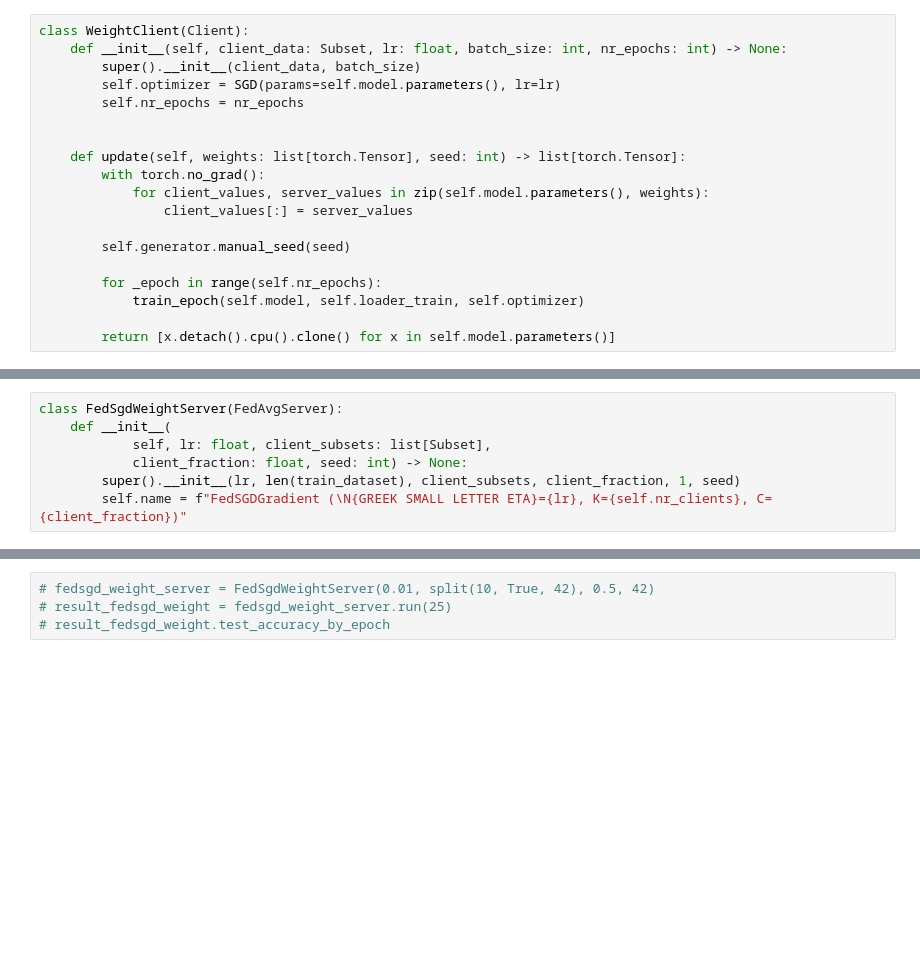
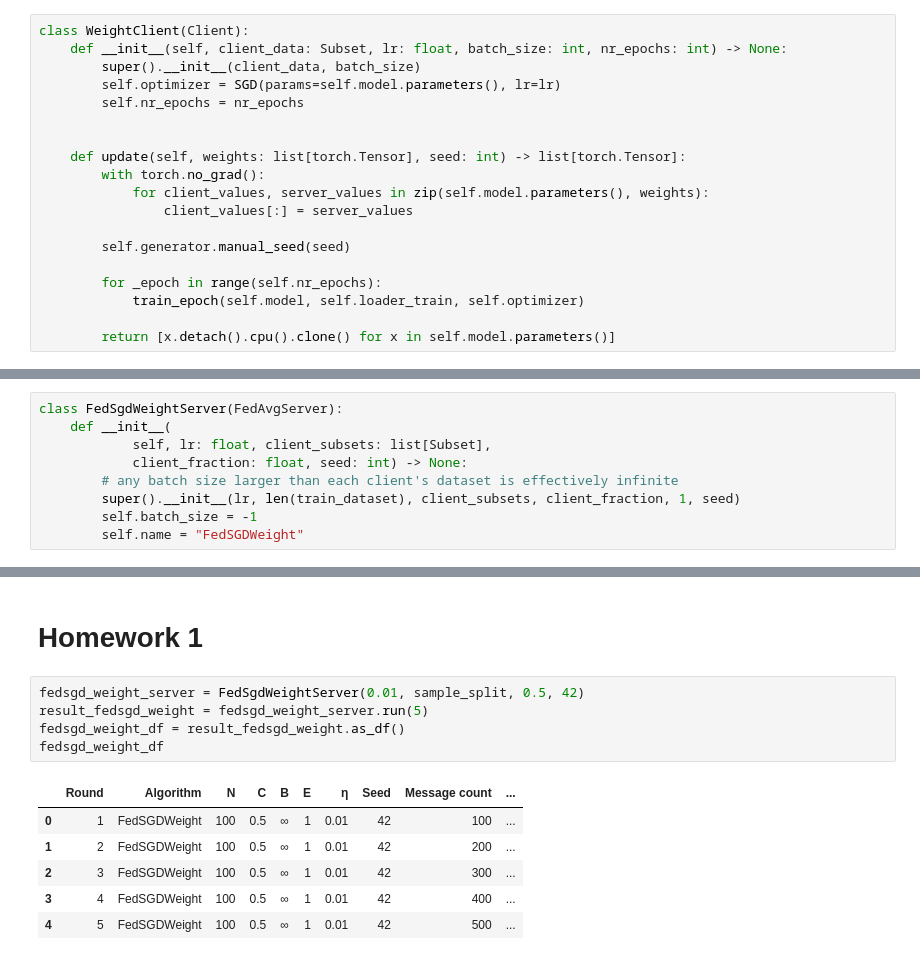
Before and after one commit to lydiaYchen/DDL24Spring, a Jupyter notebook: lab/lab-hfl.ipynb, the cells around one changed output, grey strips where cells are left out. Cells and saved outputs as stored; diff of their text form; blank space fills up the shorter version.

```diff
--- a/lab/lab-hfl.ipynb
+++ b/lab/lab-hfl.ipynb
@@ -342,5 +390,7 @@ class FedSgdWeightServer(FedAvgServer):
     def __init__(
             self, lr: float, client_subsets: list[Subset],
             client_fraction: float, seed: int) -> None:
+        # any batch size larger than each client's dataset is effectively infinite
         super().__init__(lr, len(train_dataset), client_subsets, client_fraction, 1, seed)
-        self.name = f"FedSGDGradient (\N{GREEK SMALL LETTER ETA}={lr}, K={self.nr_clients}, C={client_fraction})"
+        self.batch_size = -1
+        self.name = "FedSGDWeight"
@@ -347,4 +407,14 @@ class FedSgdWeightServer(FedAvgServer):
+# %% [markdown]
+# Homework 1
 # %%
-# fedsgd_weight_server = FedSgdWeightServer(0.01, split(10, True, 42), 0.5, 42)
-# result_fedsgd_weight = fedsgd_weight_server.run(25)
-# result_fedsgd_weight.test_accuracy_by_epoch
+fedsgd_weight_server = FedSgdWeightServer(0.01, sample_split, 0.5, 42)
+result_fedsgd_weight = fedsgd_weight_server.run(5)
+fedsgd_weight_df = result_fedsgd_weight.as_df()
+fedsgd_weight_df
+# %% [output]
+|  | Round | Algorithm | N | C | B | E | η | Seed | Message count | ... |
+| 0 | 1 | FedSGDWeight | 100 | 0.5 | ∞ | 1 | 0.01 | 42 | 100 | ... |
+| 1 | 2 | FedSGDWeight | 100 | 0.5 | ∞ | 1 | 0.01 | 42 | 200 | ... |
+| 2 | 3 | FedSGDWeight | 100 | 0.5 | ∞ | 1 | 0.01 | 42 | 300 | ... |
+| 3 | 4 | FedSGDWeight | 100 | 0.5 | ∞ | 1 | 0.01 | 42 | 400 | ... |
+| 4 | 5 | FedSGDWeight | 100 | 0.5 | ∞ | 1 | 0.01 | 42 | 500 | ... |
```
Also changed, not shown: parts of 13 cells of this notebook.
